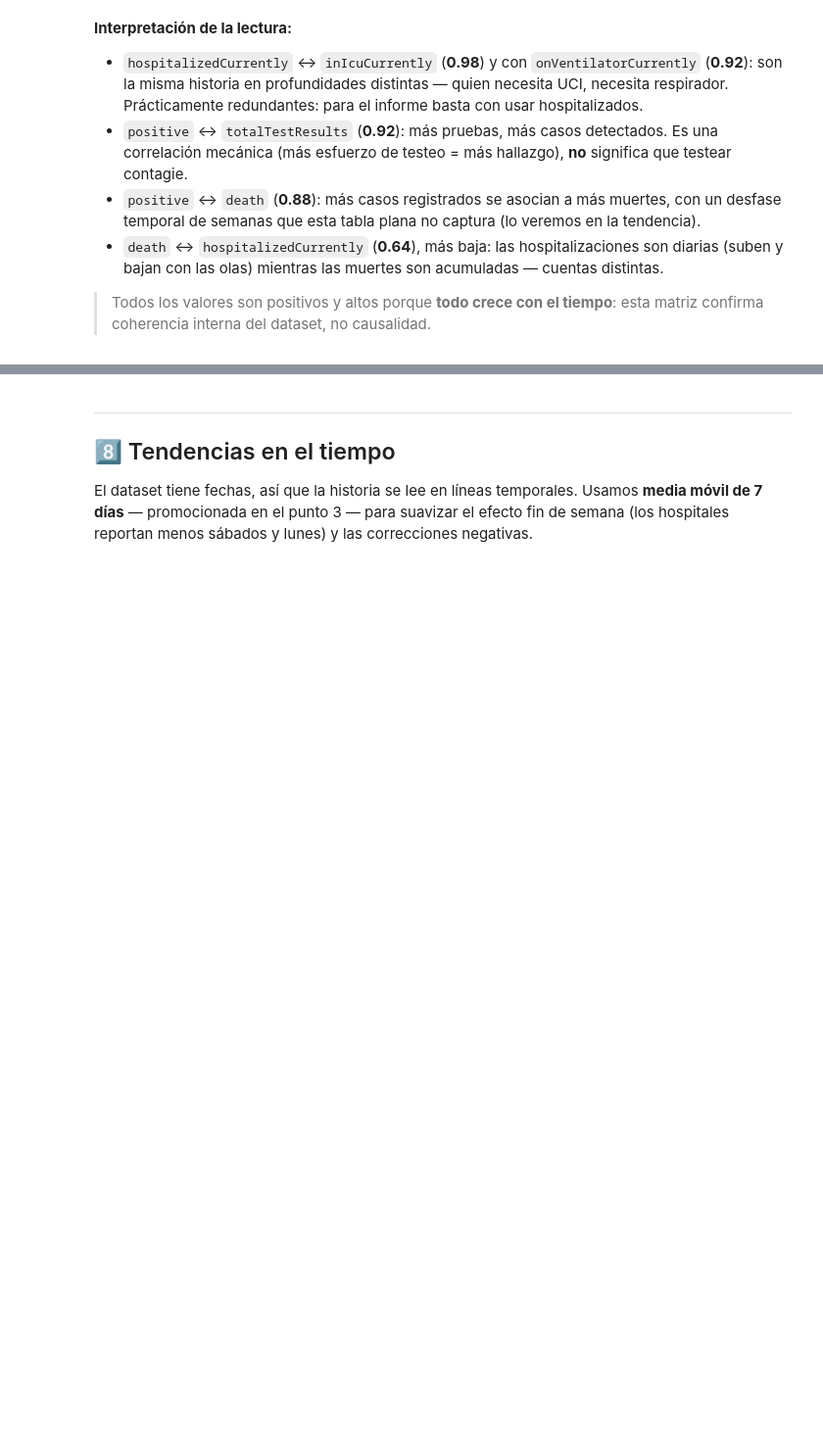
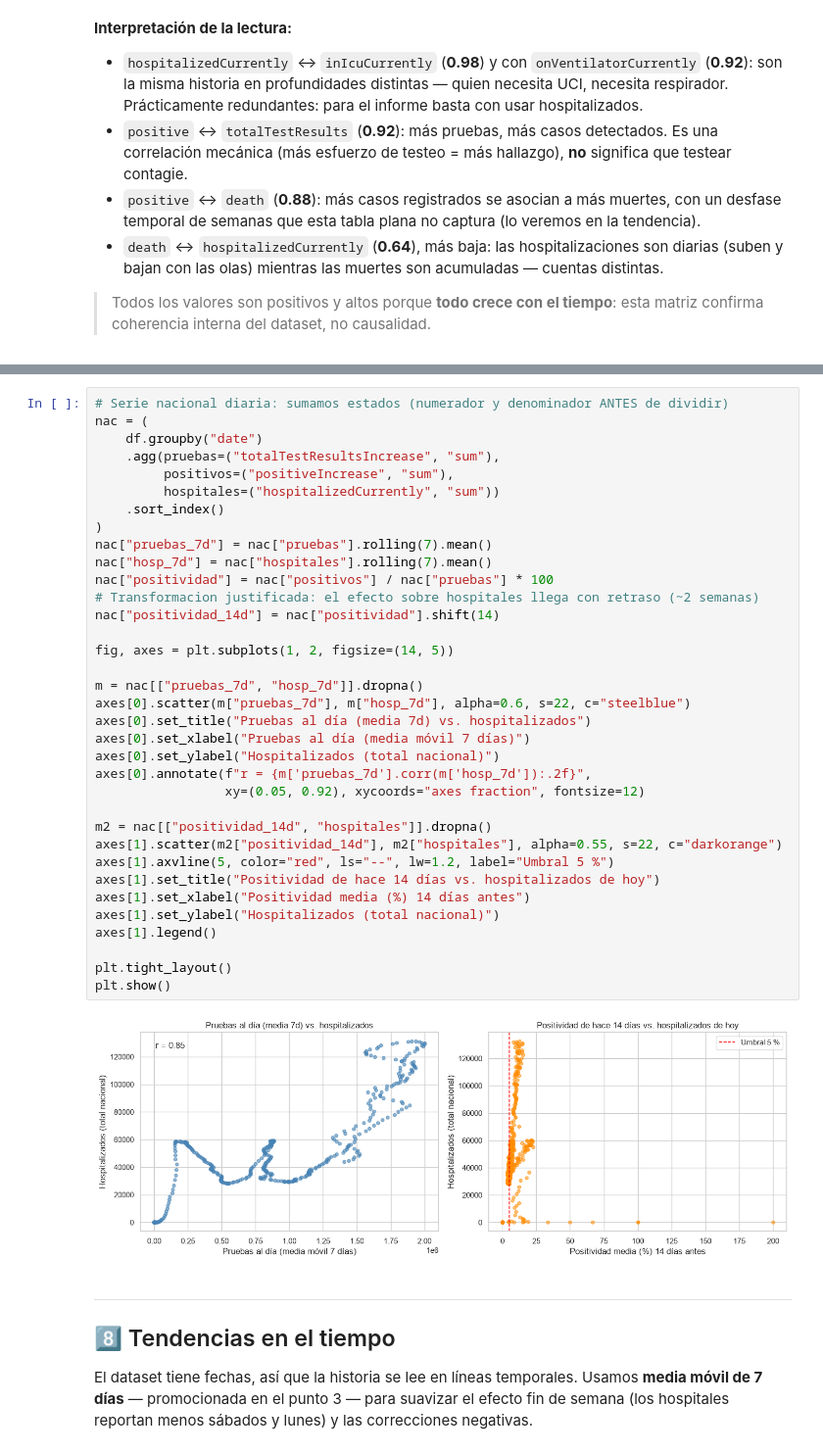
Before and after one commit to IA-P1-BCN/EDA_Carla, a Jupyter notebook: notebooks/02_eda_covid_medio.ipynb, the cells around one changed output, grey strips where cells are left out. Shown at 98% size. Cells and saved outputs as stored; diff of their text form; blank space fills up the shorter version.

```diff
--- a/notebooks/02_eda_covid_medio.ipynb
+++ b/notebooks/02_eda_covid_medio.ipynb
@@ -475,3 +487,40 @@ confirma coherencia interna del dataset, no causalidad.
+# %%
+# Serie nacional diaria: sumamos estados (numerador y denominador ANTES de dividir)
+nac = (
+    df.groupby("date")
+    .agg(pruebas=("totalTestResultsIncrease", "sum"),
+         positivos=("positiveIncrease", "sum"),
+         hospitales=("hospitalizedCurrently", "sum"))
+    .sort_index()
+)
+nac["pruebas_7d"] = nac["pruebas"].rolling(7).mean()
+nac["hosp_7d"] = nac["hospitales"].rolling(7).mean()
+nac["positividad"] = nac["positivos"] / nac["pruebas"] * 100
+# Transformacion justificada: el efecto sobre hospitales llega con retraso (~2 semanas)
+nac["positividad_14d"] = nac["positividad"].shift(14)
+
+fig, axes = plt.subplots(1, 2, figsize=(14, 5))
+
+m = nac[["pruebas_7d", "hosp_7d"]].dropna()
+axes[0].scatter(m["pruebas_7d"], m["hosp_7d"], alpha=0.6, s=22, c="steelblue")
+axes[0].set_title("Pruebas al día (media 7d) vs. hospitalizados")
+axes[0].set_xlabel("Pruebas al día (media móvil 7 días)")
+axes[0].set_ylabel("Hospitalizados (total nacional)")
+axes[0].annotate(f"r = {m['pruebas_7d'].corr(m['hosp_7d']):.2f}",
+                 xy=(0.05, 0.92), xycoords="axes fraction", fontsize=12)
+
+m2 = nac[["positividad_14d", "hospitales"]].dropna()
+axes[1].scatter(m2["positividad_14d"], m2["hospitales"], alpha=0.55, s=22, c="darkorange")
+axes[1].axvline(5, color="red", ls="--", lw=1.2, label="Umbral 5 %")
+axes[1].set_title("Positividad de hace 14 días vs. hospitalizados de hoy")
+axes[1].set_xlabel("Positividad media (%) 14 días antes")
+axes[1].set_ylabel("Hospitalizados (total nacional)")
+axes[1].legend()
+
+plt.tight_layout()
+plt.show()
+# %% [output]
+[figure, added]
 # %% [markdown]
 ---
 
```
Also changed, not shown: parts of 1 cell of this notebook, 2 other files.
